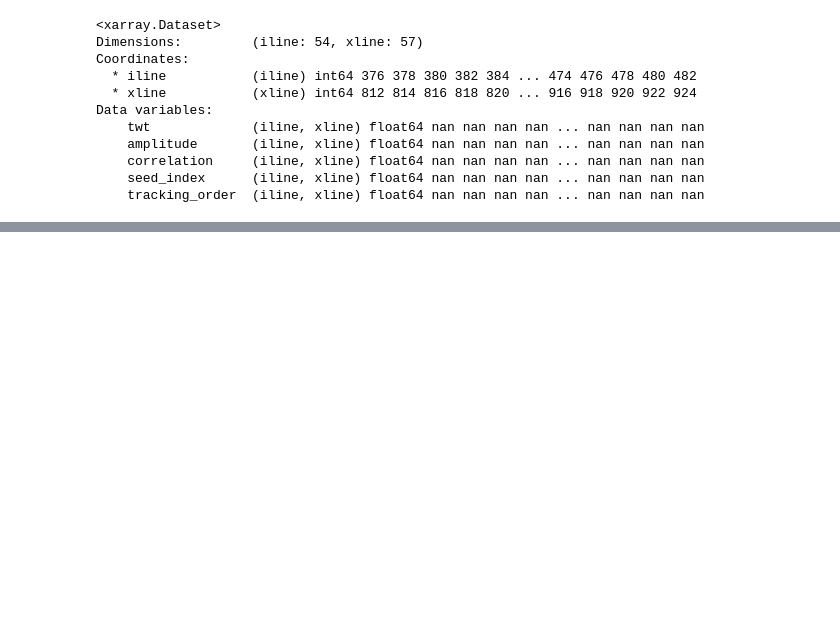
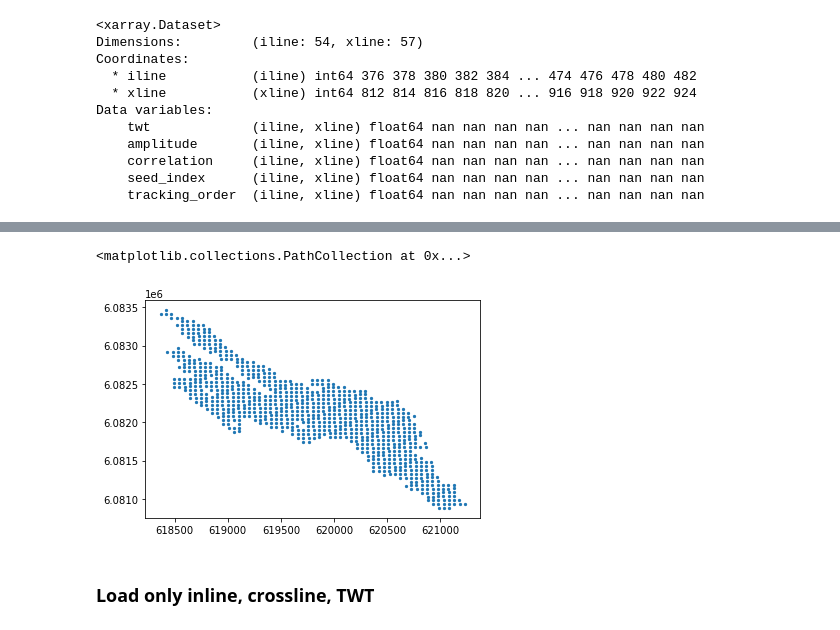
Before and after one commit to softwareunderground/gio, a Jupyter notebook: notebooks/Read_OpendTect_horizon.ipynb, the cells around one changed output, grey strips where cells are left out. Drawn from its saved outputs; the diff is of its cells as text; code cells hidden in the pictures; blank space fills up the shorter version.

```diff
--- a/notebooks/Read_OpendTect_horizon.ipynb
+++ b/notebooks/Read_OpendTect_horizon.ipynb
@@ -19,0 +41,3 @@ Data variables:
+# %%
+ds = gio.read_odt('../data/OdT/3d_horizon/Segment_XY-and-ILXL_Multi-line-header.dat')
+ds
@@ -19,0 +58,9 @@ Data variables:
+# %%
+import matplotlib.pyplot as plt
+
+plt.scatter(ds.coords['cdp_x'], ds.coords['cdp_y'], s=5)
+# %% [output]
+<matplotlib.collections.PathCollection at 0x...>
+[figure, added]
+# %% [markdown]
+### Load only inline, crossline, TWT
```
Also changed, not shown: parts of 17 cells of this notebook, 6 other files.
